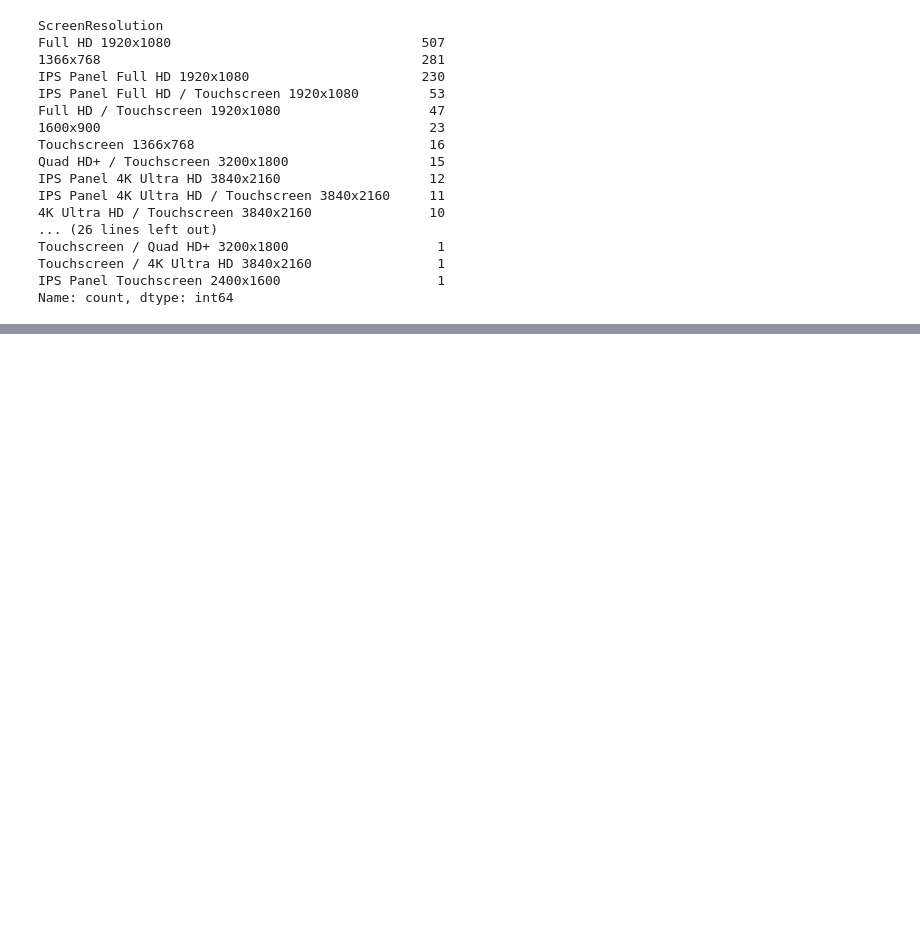
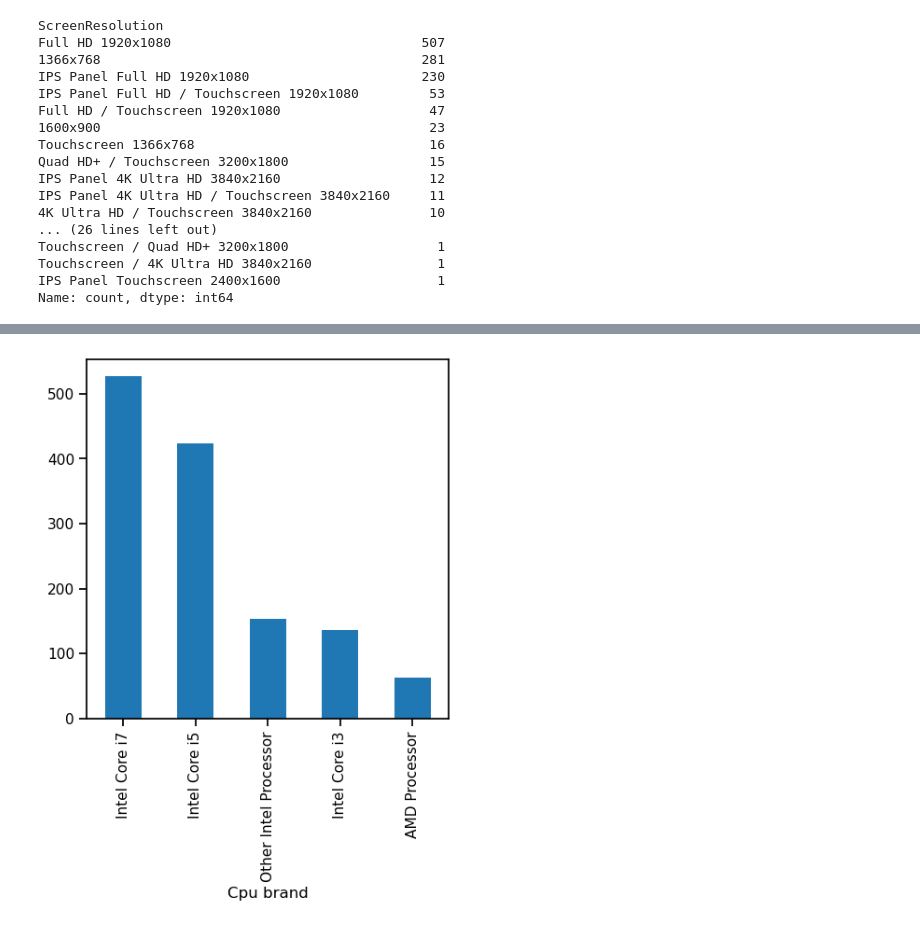
Before and after one commit to roysaikat200/Laptop-Price-Prediction, a Jupyter notebook: Laptop_Price_Prediction_Data_Analysis.ipynb, the cells around one changed output, grey strips where cells are left out. Cells and saved outputs as stored; diff of their text form; code cells hidden in the pictures; blank space fills up the shorter version.

```diff
--- a/Laptop_Price_Prediction_Data_Analysis.ipynb
+++ b/Laptop_Price_Prediction_Data_Analysis.ipynb
@@ -267,0 +320,2 @@ ValueError: could not convert string to float: 'Apple'
+# %%
+df['Ppi'] = (np.sqrt(df['x_res']**2 + df['y_res']**2) / df['Inches']).astype('float')
@@ -267,0 +331,5 @@ ValueError: could not convert string to float: 'Apple'
+# %%
+df.drop(columns=['ScreenResolution'], inplace = True)
+df.drop(columns=['Inches'], inplace = True)
+df.drop(columns=['x_res'], inplace = True)
+df.drop(columns=['y_res'], inplace = True)
@@ -267,0 +363,3 @@ ValueError: could not convert string to float: 'Apple'
+# %%
+df['Cpu Name'] = df['Cpu'].apply(lambda x:" ".join(x.split()[0:3]))
+df.sample(5)
@@ -267,0 +373,14 @@ ValueError: could not convert string to float: 'Apple'
+# %%
+def fetch_processor(text):
+    if text == 'Intel Core i7' or text == 'Intel Core i5' or text == 'Intel Core i3':
+        return text
+    else:
+        if text.split()[0] == 'Intel':
+            return 'Other Intel Processor'
+        else:
+            return 'AMD Processor'
+
+
+df['Cpu brand'] = df['Cpu Name'].apply(fetch_processor)
+
+df.sample(5)
@@ -267,0 +394,5 @@ ValueError: could not convert string to float: 'Apple'
+# %%
+df['Cpu brand'].value_counts().plot(kind='bar', figsize=(5,5))
+plt.show()
+# %% [output]
+[figure, added]
```
Also changed, not shown: parts of 81 cells of this notebook, 4 other files.
